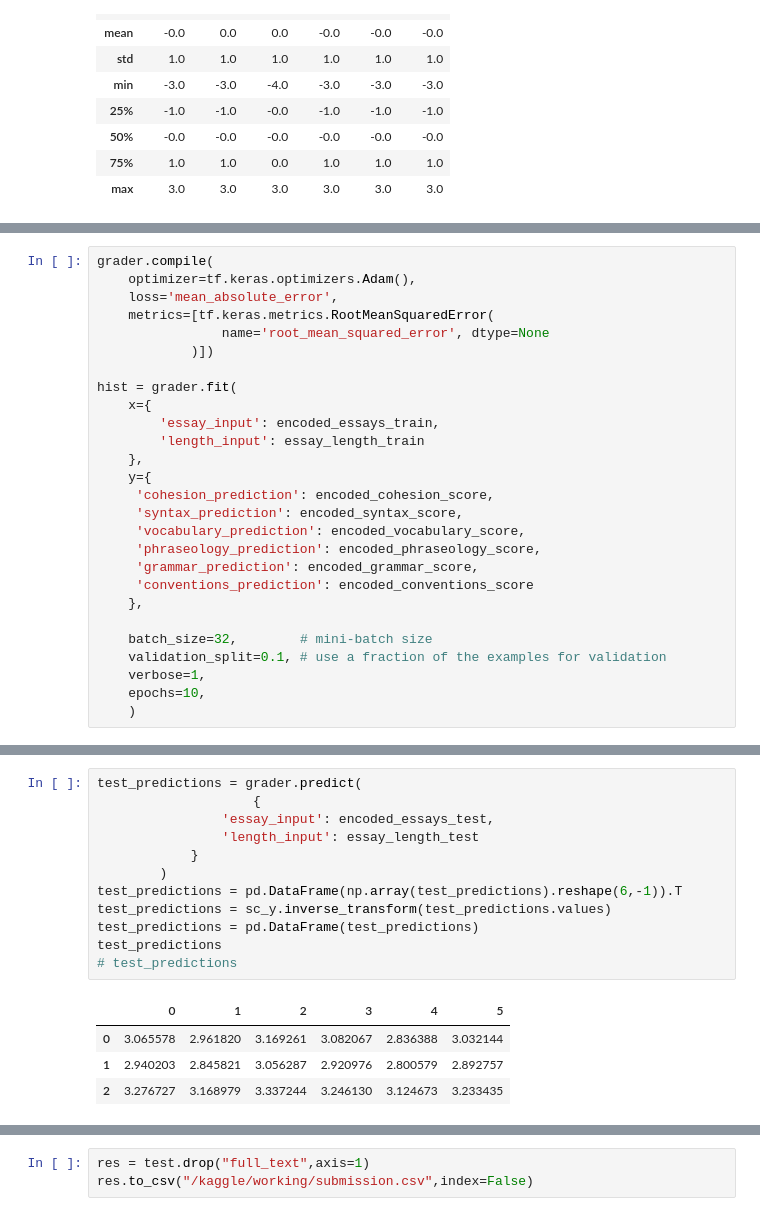
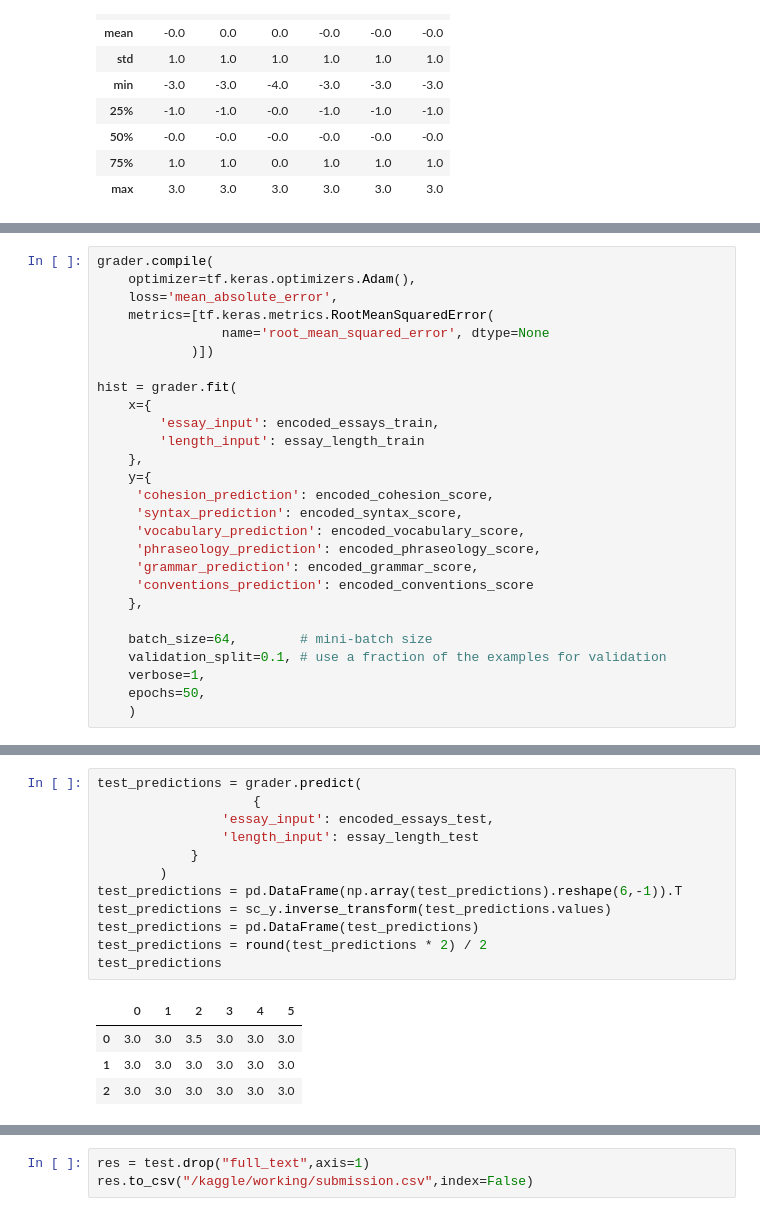
Before and after one commit to stephhe/kaggle_english_language_grading, a Jupyter notebook: cnn-with-embeddings-w-features.ipynb, the cells around one changed output, grey strips where cells are left out. Cells and saved outputs as stored; diff of their text form.

```diff
--- a/cnn-with-embeddings-w-features.ipynb
+++ b/cnn-with-embeddings-w-features.ipynb
@@ -242,9 +226,9 @@ hist = grader.fit(
      'conventions_prediction': encoded_conventions_score
     },
 
-    batch_size=32,        # mini-batch size
+    batch_size=64,        # mini-batch size
     validation_split=0.1, # use a fraction of the examples for validation
     verbose=1,
-    epochs=10,
+    epochs=50,
     )
 # %% [output]
@@ -354,20 +334,20 @@ predictions.describe()
 # %%
 test_predictions = grader.predict(
                     {
                 'essay_input': encoded_essays_test,
                 'length_input': essay_length_test
             }
         )
 test_predictions = pd.DataFrame(np.array(test_predictions).reshape(6,-1)).T
 test_predictions = sc_y.inverse_transform(test_predictions.values)
 test_predictions = pd.DataFrame(test_predictions)
+test_predictions = round(test_predictions * 2) / 2
 test_predictions
-# test_predictions
 # %% [output]
 |  | 0 | 1 | 2 | 3 | 4 | 5 |
-| 0 | 3.065578 | 2.961820 | 3.169261 | 3.082067 | 2.836388 | 3.032144 |
-| 1 | 2.940203 | 2.845821 | 3.056287 | 2.920976 | 2.800579 | 2.892757 |
-| 2 | 3.276727 | 3.168979 | 3.337244 | 3.246130 | 3.124673 | 3.233435 |
+| 0 | 3.0 | 3.0 | 3.5 | 3.0 | 3.0 | 3.0 |
+| 1 | 3.0 | 3.0 | 3.0 | 3.0 | 3.0 | 3.0 |
+| 2 | 3.0 | 3.0 | 3.0 | 3.0 | 3.0 | 3.0 |
 # %%
 test['cohesion'] = test_predictions[0]
 test['syntax'] = test_predictions[1]
```
Also changed, not shown: parts of 9 cells of this notebook.
